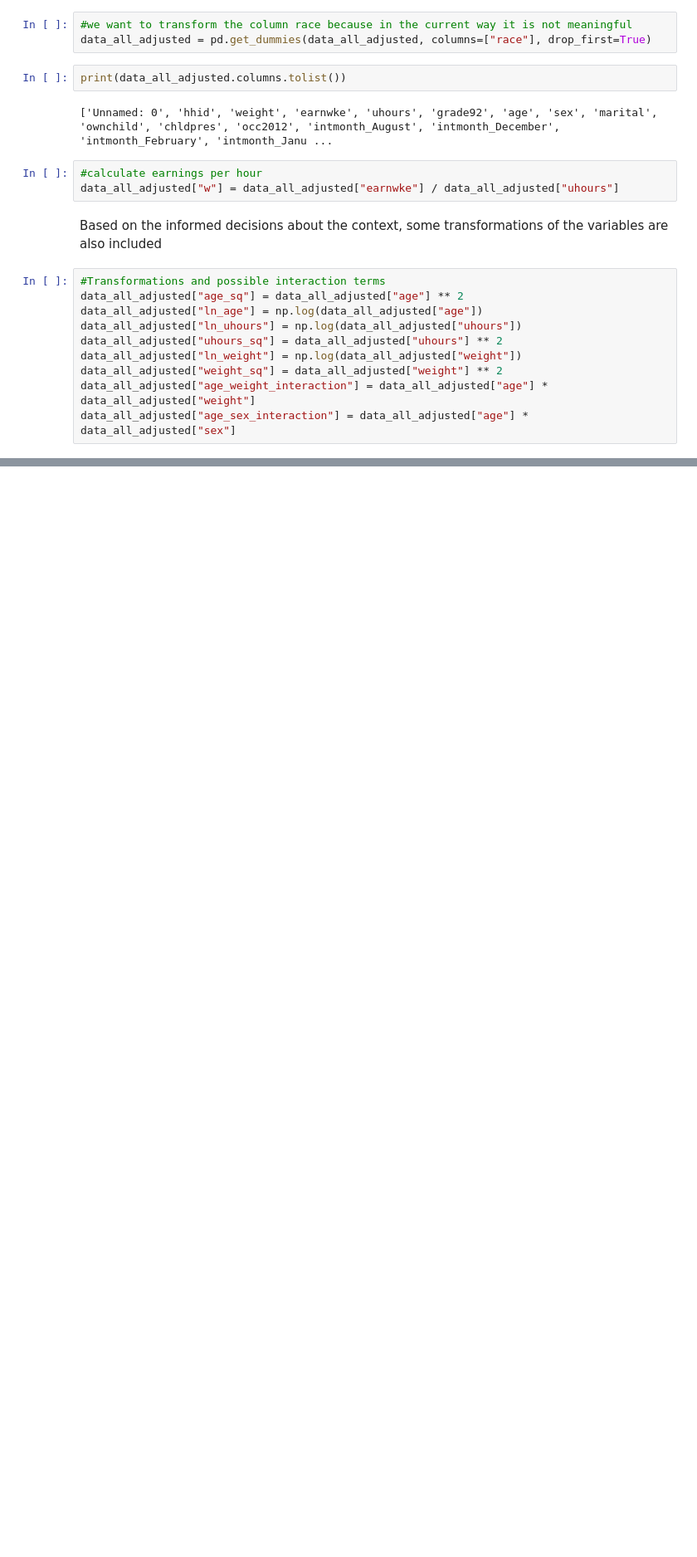
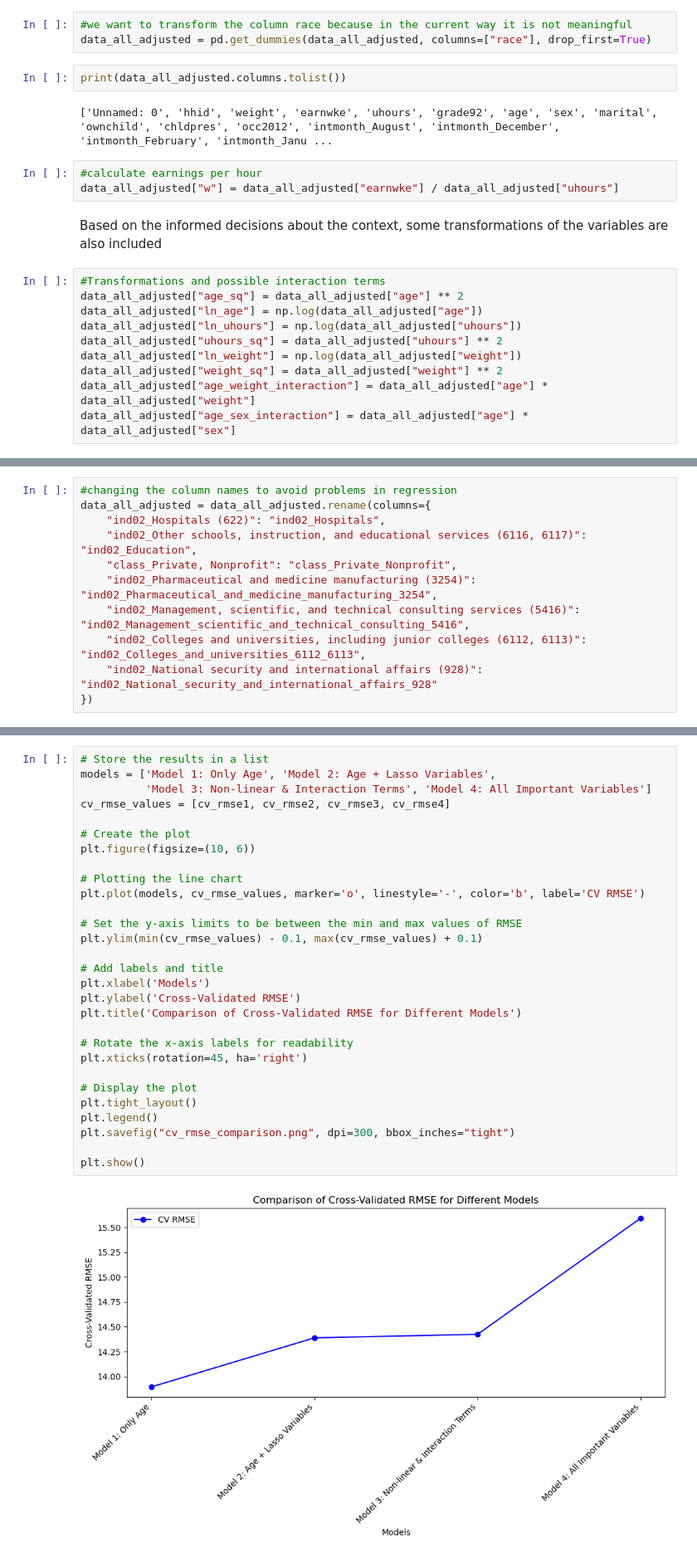
Before and after one commit to bhnmi/Data-Analysis-3, a Jupyter notebook: Assignment_1_Behnam_Zoghi.ipynb, the cells around one changed output, grey strips where cells are left out. Shown at 83% size. Drawn from its saved outputs; the diff is of its cells as text; blank space fills up the shorter version.

```diff
--- a/Assignment_1_Behnam_Zoghi.ipynb
+++ b/Assignment_1_Behnam_Zoghi.ipynb
@@ -172,0 +249,11 @@ data_all_adjusted["age_sex_interaction"] = data_all_adjusted["age"] * data_all_a
+# %%
+#changing the column names to avoid problems in regression
+data_all_adjusted = data_all_adjusted.rename(columns={
+    "ind02_Hospitals (622)": "ind02_Hospitals",
+    "ind02_Other schools, instruction, and educational services (6116, 6117)": "ind02_Education",
+    "class_Private, Nonprofit": "class_Private_Nonprofit",
+    "ind02_Pharmaceutical and medicine manufacturing (3254)": "ind02_Pharmaceutical_and_medicine_manufacturing_3254",
+    "ind02_Management, scientific, and technical consulting services (5416)": "ind02_Management_scientific_and_technical_consulting_5416",
+    "ind02_Colleges and universities, including junior colleges (6112, 6113)": "ind02_Colleges_and_universities_6112_6113",
+    "ind02_National security and international affairs (928)": "ind02_National_security_and_international_affairs_928"
+})
@@ -172,0 +498,31 @@ data_all_adjusted["age_sex_interaction"] = data_all_adjusted["age"] * data_all_a
+# %%
+# Store the results in a list
+models = ['Model 1: Only Age', 'Model 2: Age + Lasso Variables',
+          'Model 3: Non-linear & Interaction Terms', 'Model 4: All Important Variables']
+cv_rmse_values = [cv_rmse1, cv_rmse2, cv_rmse3, cv_rmse4]
+
+# Create the plot
+plt.figure(figsize=(10, 6))
+
+# Plotting the line chart
+plt.plot(models, cv_rmse_values, marker='o', linestyle='-', color='b', label='CV RMSE')
+
+# Set the y-axis limits to be between the min and max values of RMSE
+plt.ylim(min(cv_rmse_values) - 0.1, max(cv_rmse_values) + 0.1)
+
+# Add labels and title
+plt.xlabel('Models')
+plt.ylabel('Cross-Validated RMSE')
+plt.title('Comparison of Cross-Validated RMSE for Different Models')
+
+# Rotate the x-axis labels for readability
+plt.xticks(rotation=45, ha='right')
+
+# Display the plot
+plt.tight_layout()
+plt.legend()
+plt.savefig("cv_rmse_comparison.png", dpi=300, bbox_inches="tight")
+
+plt.show()
+# %% [output]
+[figure, added]
```
Also changed, not shown: parts of 18 cells of this notebook.
